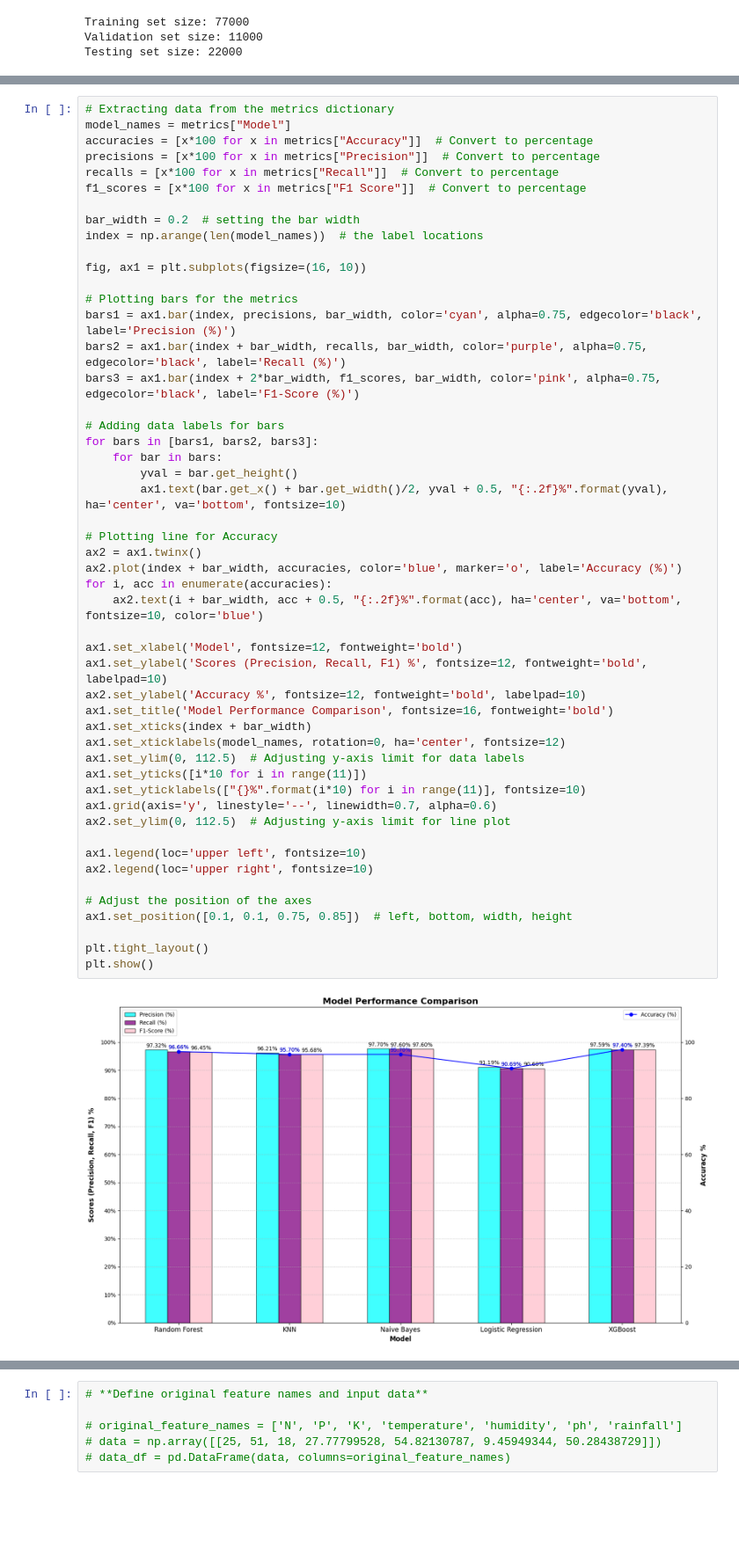
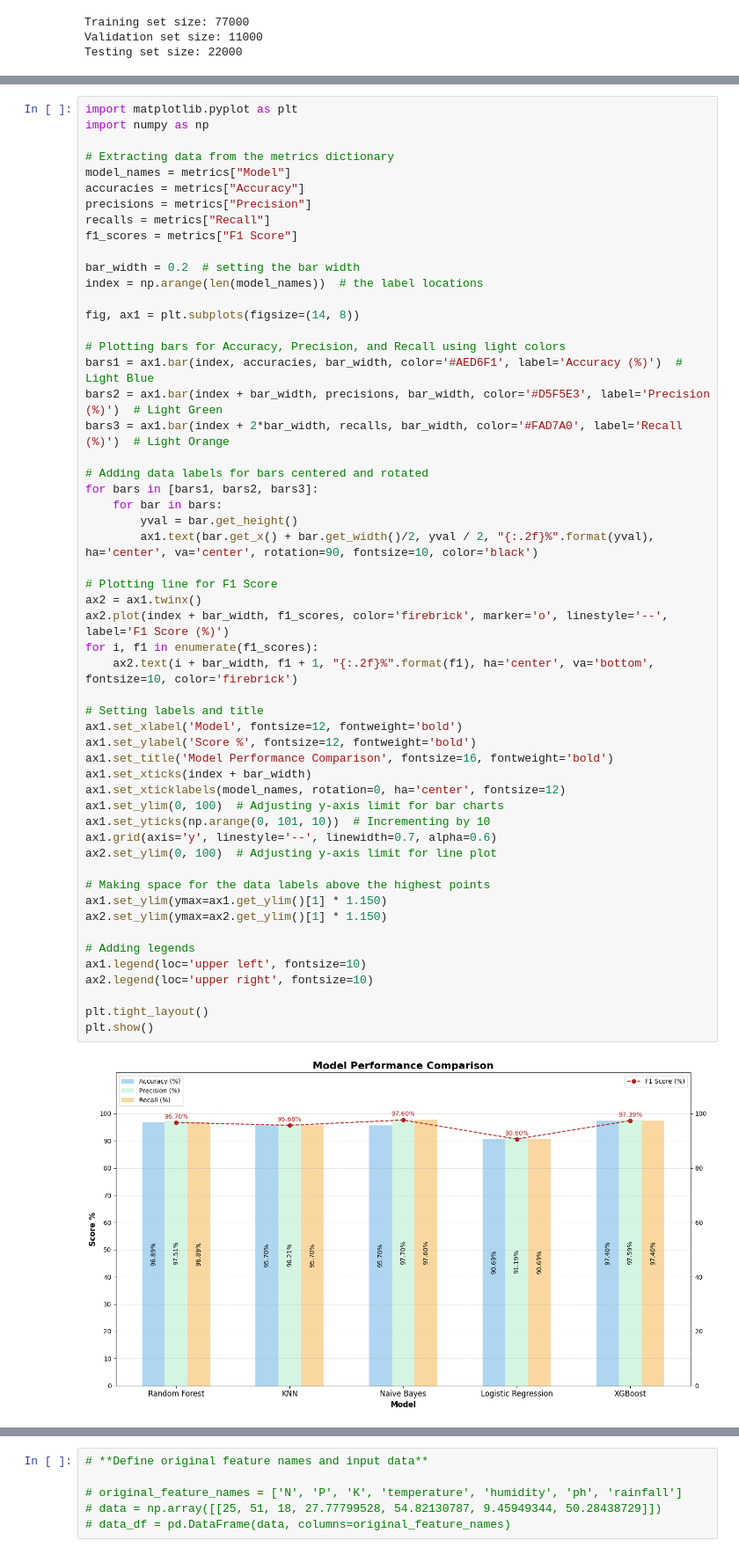
Before and after one commit to qasmendoza/crop-recommendation, a Jupyter notebook: Crops.ipynb, the cells around one changed output, grey strips where cells are left out. Shown at 88% size. Saved outputs shown, nothing was run; the diff lists cells and outputs as text; blank space fills up the shorter version.

```diff
--- a/Crops.ipynb
+++ b/Crops.ipynb
@@ -667,57 +667,61 @@ Naive Bayes          |    95.70     |     97.70     |   97.60    |    97.60
 Logistic Regression  |    90.69     |     91.19     |   90.69    |    90.60
 XGBoost              |    97.40     |     97.59     |   97.40    |    97.39
 # %%
+import matplotlib.pyplot as plt
+import numpy as np
+
 # Extracting data from the metrics dictionary
 model_names = metrics["Model"]
-accuracies = [x*100 for x in metrics["Accuracy"]]  # Convert to percentage
-precisions = [x*100 for x in metrics["Precision"]]  # Convert to percentage
-recalls = [x*100 for x in metrics["Recall"]]  # Convert to percentage
-f1_scores = [x*100 for x in metrics["F1 Score"]]  # Convert to percentage
+accuracies = metrics["Accuracy"]
+precisions = metrics["Precision"]
+recalls = metrics["Recall"]
+f1_scores = metrics["F1 Score"]
 
 bar_width = 0.2  # setting the bar width
 index = np.arange(len(model_names))  # the label locations
 
-fig, ax1 = plt.subplots(figsize=(16, 10))
+fig, ax1 = plt.subplots(figsize=(14, 8))
 
-# Plotting bars for the metrics
-bars1 = ax1.bar(index, precisions, bar_width, color='cyan', alpha=0.75, edgecolor='black', label='Precision (%)')
-bars2 = ax1.bar(index + bar_width, recalls, bar_width, color='purple', alpha=0.75, edgecolor='black', label='Recall (%)')
-bars3 = ax1.bar(index + 2*bar_width, f1_scores, bar_width, color='pink', alpha=0.75, edgecolor='black', label='F1-Score (%)')
+# Plotting bars for Accuracy, Precision, and Recall using light colors
+bars1 = ax1.bar(index, accuracies, bar_width, color='#AED6F1', label='Accuracy (%)')  # Light Blue
+bars2 = ax1.bar(index + bar_width, precisions, bar_width, color='#D5F5E3', label='Precision (%)')  # Light Green
+bars3 = ax1.bar(index + 2*bar_width, recalls, bar_width, color='#FAD7A0', label='Recall (%)')  # Light Orange
 
-# Adding data labels for bars
+# Adding data labels for bars centered and rotated
 for bars in [bars1, bars2, bars3]:
     for bar in bars:
         yval = bar.get_height()
-        ax1.text(bar.get_x() + bar.get_width()/2, yval + 0.5, "{:.2f}%".format(yval), ha='center', va='bottom', fontsize=10)
+        ax1.text(bar.get_x() + bar.get_width()/2, yval / 2, "{:.2f}%".format(yval), ha='center', va='center', rotation=90, fontsize=10, color='black')
 
-# Plotting line for Accuracy
+# Plotting line for F1 Score
 ax2 = ax1.twinx()
-ax2.plot(index + bar_width, accuracies, color='blue', marker='o', label='Accuracy (%)')
-for i, acc in enumerate(accuracies):
-    ax2.text(i + bar_width, acc + 0.5, "{:.2f}%".format(acc), ha='center', va='bottom', fontsize=10, color='blue')
+ax2.plot(index + bar_width, f1_scores, color='firebrick', marker='o', linestyle='--', label='F1 Score (%)')
+for i, f1 in enumerate(f1_scores):
+    ax2.text(i + bar_width, f1 + 1, "{:.2f}%".format(f1), ha='center', va='bottom', fontsize=10, color='firebrick')
 
+# Setting labels and title
 ax1.set_xlabel('Model', fontsize=12, fontweight='bold')
-ax1.set_ylabel('Scores (Precision, Recall, F1) %', fontsize=12, fontweight='bold', labelpad=10)
-ax2.set_ylabel('Accuracy %', fontsize=12, fontweight='bold', labelpad=10)
+ax1.set_ylabel('Score %', fontsize=12, fontweight='bold')
 ax1.set_title('Model Performance Comparison', fontsize=16, fontweight='bold')
 ax1.set_xticks(index + bar_width)
 ax1.set_xticklabels(model_names, rotation=0, ha='center', fontsize=12)
-ax1.set_ylim(0, 112.5)  # Adjusting y-axis limit for data labels
-ax1.set_yticks([i*10 for i in range(11)])
-ax1.set_yticklabels(["{}%".format(i*10) for i in range(11)], fontsize=10)
+ax1.set_ylim(0, 100)  # Adjusting y-axis limit for bar charts
+ax1.set_yticks(np.arange(0, 101, 10))  # Incrementing by 10
 ax1.grid(axis='y', linestyle='--', linewidth=0.7, alpha=0.6)
-ax2.set_ylim(0, 112.5)  # Adjusting y-axis limit for line plot
+ax2.set_ylim(0, 100)  # Adjusting y-axis limit for line plot
 
+# Making space for the data labels above the highest points
+ax1.set_ylim(ymax=ax1.get_ylim()[1] * 1.150)
+ax2.set_ylim(ymax=ax2.get_ylim()[1] * 1.150)
+
+# Adding legends
 ax1.legend(loc='upper left', fontsize=10)
 ax2.legend(loc='upper right', fontsize=10)
 
-# Adjust the position of the axes
-ax1.set_position([0.1, 0.1, 0.75, 0.85])  # left, bottom, width, height
-
 plt.tight_layout()
 plt.show()
 # %% [output]
-[figure, old version]
+[figure, new version]
 # %%
 from make_predictions import predict_crop_value
 from collections import Counter
```
Also changed, not shown: parts of 5 cells of this notebook.
